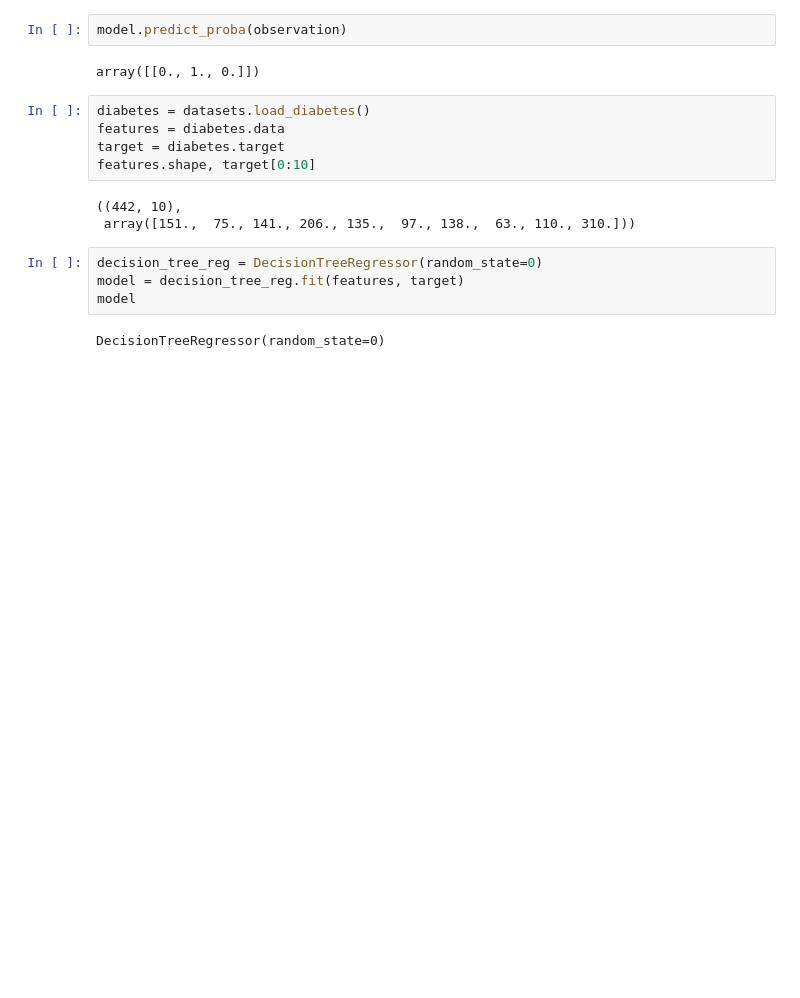
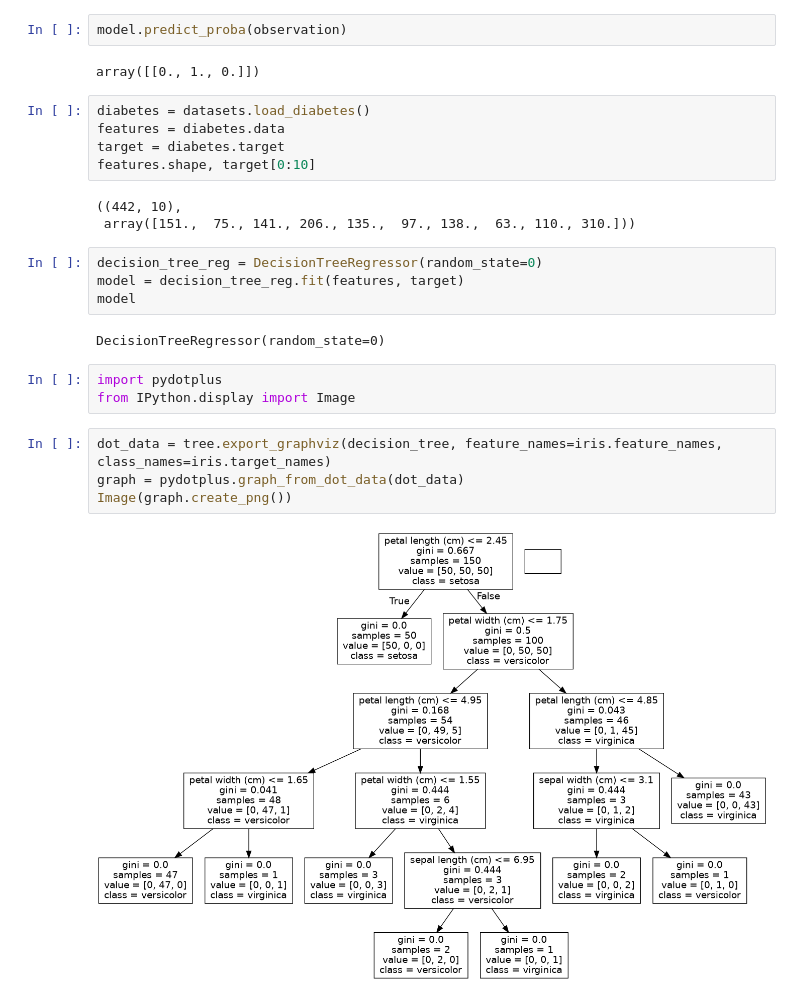
Before and after one commit to SamGombs20/DataAnalysisSample, a Jupyter notebook: code/trees.ipynb, the cells around one changed output. Cells and saved outputs as stored; diff of their text form; blank space fills up the shorter version.

Commit message:
Update:Tree regressor and plot

```diff
--- a/code/trees.ipynb
+++ b/code/trees.ipynb
@@ -47,3 +47,12 @@ model = decision_tree_reg.fit(features, target)
 model
 # %% [output]
 DecisionTreeRegressor(random_state=0)
+# %%
+import pydotplus
+from IPython.display import Image
+# %%
+dot_data = tree.export_graphviz(decision_tree, feature_names=iris.feature_names, class_names=iris.target_names)
+graph = pydotplus.graph_from_dot_data(dot_data)
+Image(graph.create_png())
+# %% [output]
+[figure, added]
```
Also changed, not shown: parts of 1 cell of this notebook.
